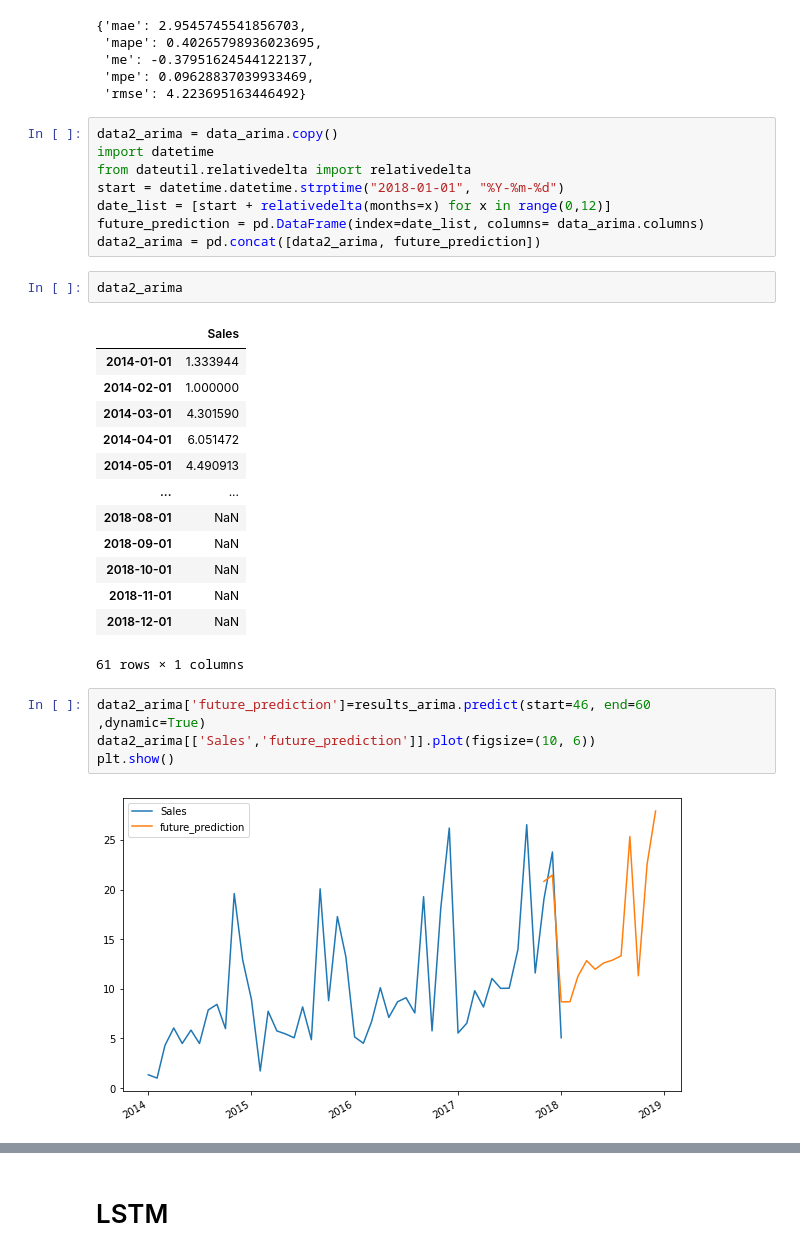
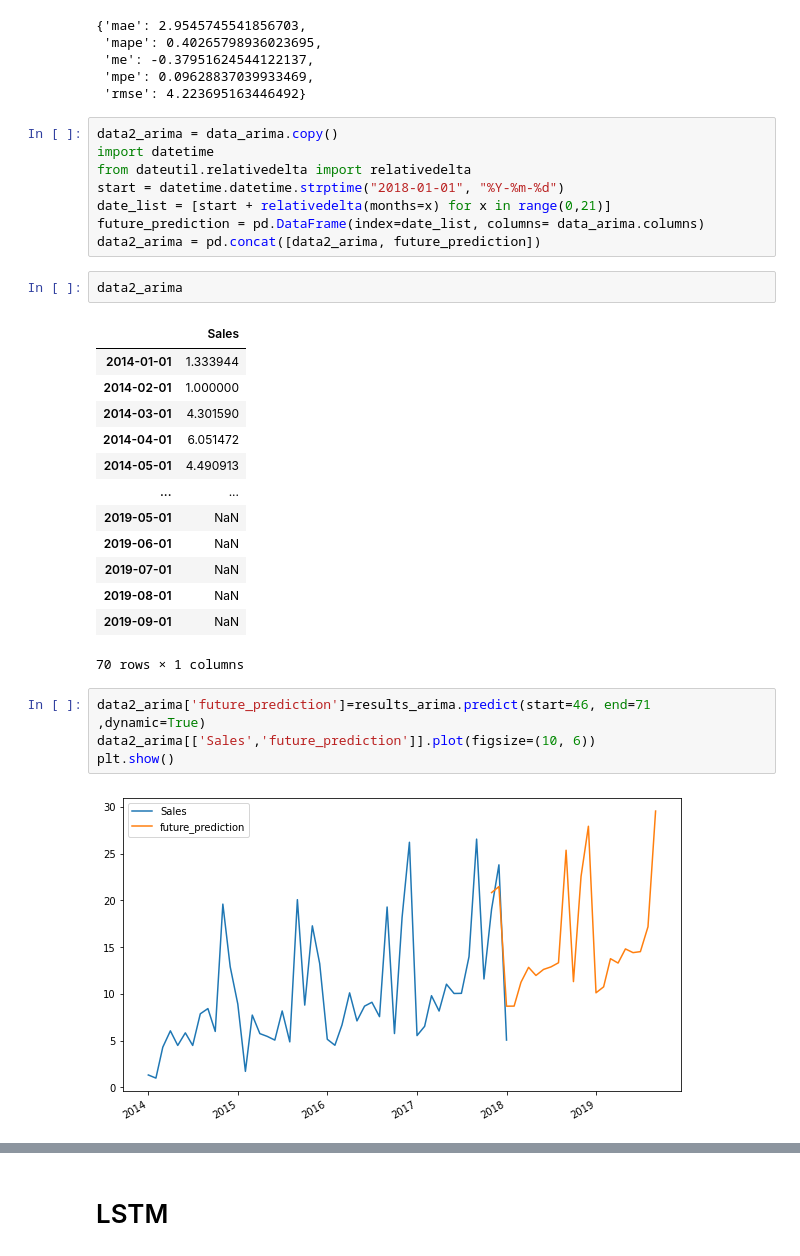
Before and after one commit to SriNithin965/project-4-2, a Jupyter notebook: code/MERGED_ALL_MODELS_FINAL.ipynb, the cells around one changed output, grey strips where cells are left out. Drawn from its saved outputs; the diff is of its cells as text.

```diff
--- a/code/MERGED_ALL_MODELS_FINAL.ipynb
+++ b/code/MERGED_ALL_MODELS_FINAL.ipynb
@@ -184,7 +184,7 @@ data2_arima = data_arima.copy()
 import datetime
 from dateutil.relativedelta import relativedelta
 start = datetime.datetime.strptime("2018-01-01", "%Y-%m-%d")
-date_list = [start + relativedelta(months=x) for x in range(0,12)]
+date_list = [start + relativedelta(months=x) for x in range(0,21)]
 future_prediction = pd.DataFrame(index=date_list, columns= data_arima.columns)
 data2_arima = pd.concat([data2_arima, future_prediction])
 # %%
@@ -197,18 +197,18 @@ data2_arima
 | 2014-04-01 | 6.051472 |
 | 2014-05-01 | 4.490913 |
 | ... | ... |
-| 2018-08-01 | NaN |
-| 2018-09-01 | NaN |
-| 2018-10-01 | NaN |
-| 2018-11-01 | NaN |
-| 2018-12-01 | NaN |
+| 2019-05-01 | NaN |
+| 2019-06-01 | NaN |
+| 2019-07-01 | NaN |
+| 2019-08-01 | NaN |
+| 2019-09-01 | NaN |
-61 rows × 1 columns
+70 rows × 1 columns
 # %%
-data2_arima['future_prediction']=results_arima.predict(start=46, end=60 ,dynamic=True)
+data2_arima['future_prediction']=results_arima.predict(start=46, end=71 ,dynamic=True)
 data2_arima[['Sales','future_prediction']].plot(figsize=(10, 6))
 plt.show()
 # %% [output]
-[figure, old version]
+[figure, new version]
 # %%
 data2_arima.tail(20)
 # %% [output]
```
Also changed, not shown: parts of 20 cells of this notebook.
